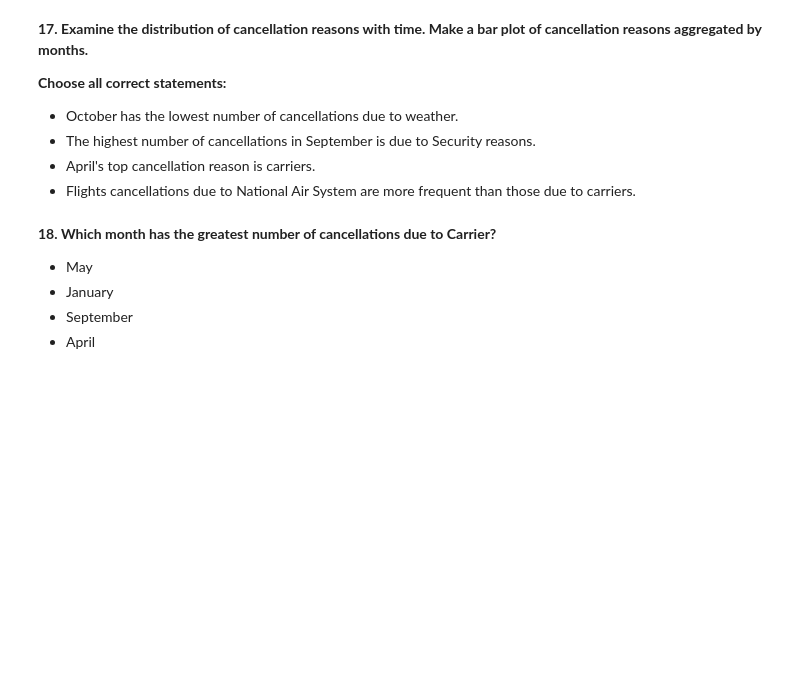
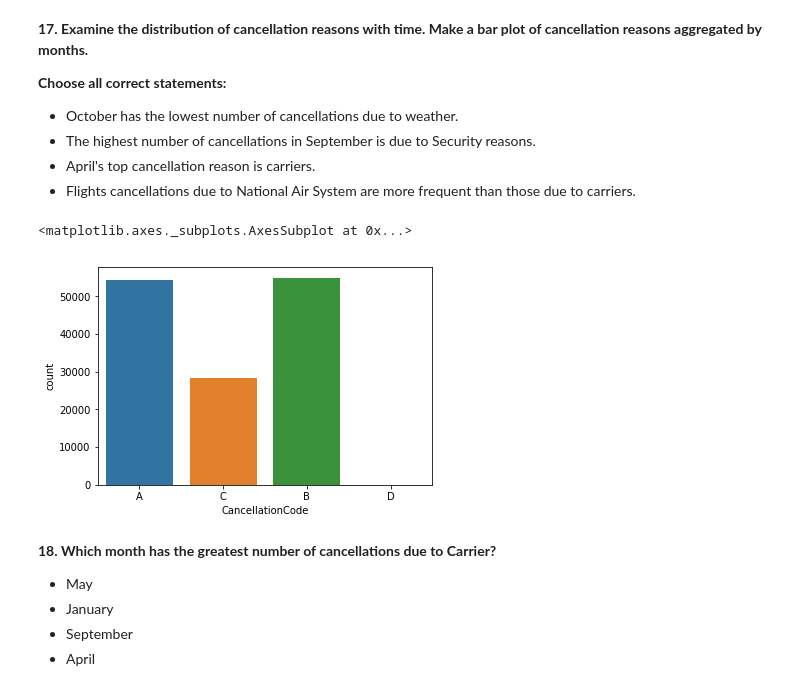
Before and after one commit to Mihlyuk/mlcourse.ai, a Jupyter notebook: assignment1_USA_flights_EDA.ipynb, the cells around one changed output. Drawn from its saved outputs; the diff is of its cells as text; code cells hidden in the pictures; blank space fills up the shorter version.

```diff
--- a/assignment1_USA_flights_EDA.ipynb
+++ b/assignment1_USA_flights_EDA.ipynb
@@ -507,3 +553,11 @@ _Hint_: Look for official meteorological winter months for the Nothern Hemisphse
+# %%
+# sns.countplot(x='Month', data=flights_df[flights_df['CancellationCode'] == 'B'])
+# sns.countplot(x='Month', data=flights_df[flights_df['CancellationCode'] == 'D'])
+# sns.countplot(x='Month', data=flights_df[flights_df['CancellationCode'] == 'A'])
+sns.countplot(x='CancellationCode', data=flights_df)
+# %% [output]
+<matplotlib.axes._subplots.AxesSubplot at 0x...>
+[figure, added]
 # %% [markdown]
 **18. Which month has the greatest number of cancellations due to Carrier?**
 - May
```
Also changed, not shown: parts of 28 cells of this notebook.
